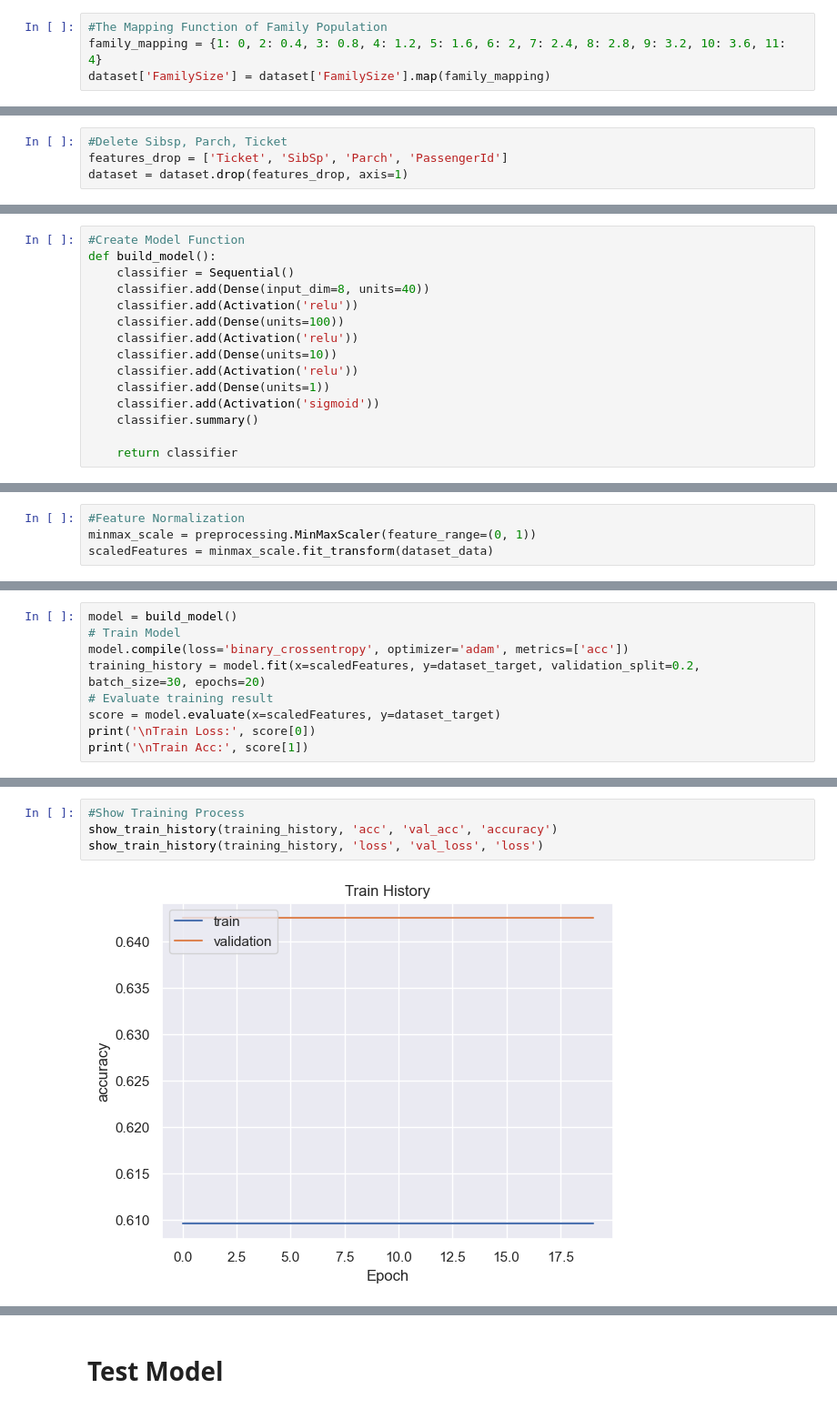
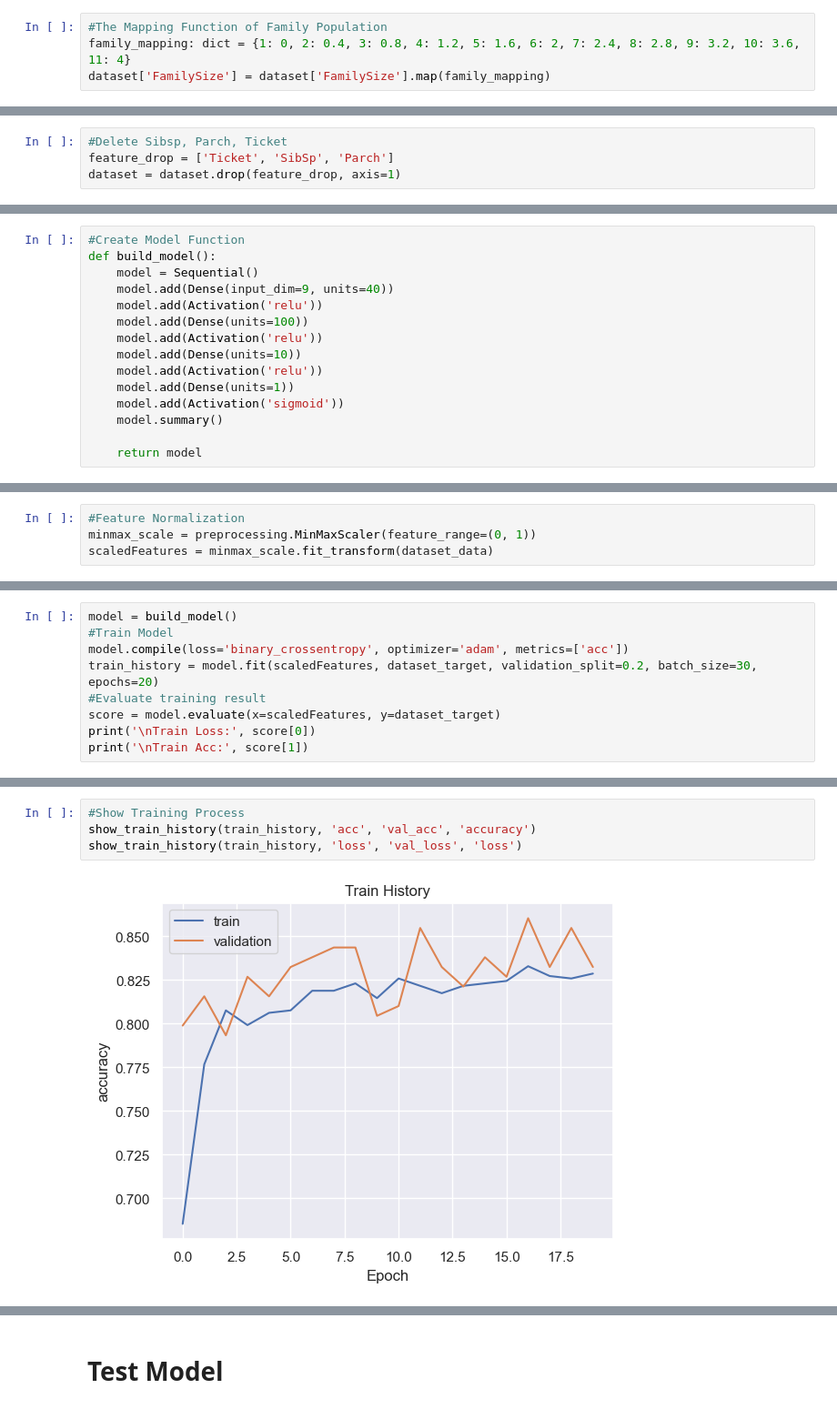
Before and after one commit to hermeschen1116/ncu-course, a Jupyter notebook: ML-Lab_DNN/main.ipynb, the cells around one changed output, grey strips where cells are left out. Shown: that part at 91% size. Drawn from its saved outputs; the diff is of its cells as text.

Commit message:
finish training

```diff
--- a/ML-Lab_DNN/main.ipynb
+++ b/ML-Lab_DNN/main.ipynb
@@ -478,7 +443,7 @@ plt.xlim(0)
 [figure]
 # %%
 #The Mapping Function of Family Population
-family_mapping = {1: 0, 2: 0.4, 3: 0.8, 4: 1.2, 5: 1.6, 6: 2, 7: 2.4, 8: 2.8, 9: 3.2, 10: 3.6, 11: 4}
+family_mapping: dict = {1: 0, 2: 0.4, 3: 0.8, 4: 1.2, 5: 1.6, 6: 2, 7: 2.4, 8: 2.8, 9: 3.2, 10: 3.6, 11: 4}
 dataset['FamilySize'] = dataset['FamilySize'].map(family_mapping)
 # %%
 #Current dataframe
@@ -494,8 +459,8 @@ dataset.head()
 # Data Cleaning (資料清洗)
 # %%
 #Delete Sibsp, Parch, Ticket
-features_drop = ['Ticket', 'SibSp', 'Parch', 'PassengerId']
-dataset = dataset.drop(features_drop, axis=1)
+feature_drop = ['Ticket', 'SibSp', 'Parch']
+dataset = dataset.drop(feature_drop, axis=1)
 # %%
 #Set Target Variables and Explanatory Variables
 dataset_data = dataset.drop('Survived', axis=1)
@@ -550,18 +512,18 @@ dtype: int64
 # %%
 #Create Model Function
 def build_model():
-    classifier = Sequential()
-    classifier.add(Dense(input_dim=8, units=40))
-    classifier.add(Activation('relu'))
-    classifier.add(Dense(units=100))
-    classifier.add(Activation('relu'))
-    classifier.add(Dense(units=10))
-    classifier.add(Activation('relu'))
-    classifier.add(Dense(units=1))
-    classifier.add(Activation('sigmoid'))
-    classifier.summary()
+	model = Sequential()
+	model.add(Dense(input_dim=9, units=40))
+	model.add(Activation('relu'))
+	model.add(Dense(units=100))
+	model.add(Activation('relu'))
+	model.add(Dense(units=10))
+	model.add(Activation('relu'))
+	model.add(Dense(units=1))
+	model.add(Activation('sigmoid'))
+	model.summary()
 
-    return classifier
+	return model
 # %%
 #Create a Drawing Function
 def show_train_history(train_history, train, validation, label):
@@ -583,9 +541,9 @@ scaledFeatures.shape
 # %%
 model = build_model()
-# Train Model
+#Train Model
 model.compile(loss='binary_crossentropy', optimizer='adam', metrics=['acc'])
-training_history = model.fit(x=scaledFeatures, y=dataset_target, validation_split=0.2, batch_size=30, epochs=20)
-# Evaluate training result
+train_history = model.fit(scaledFeatures, dataset_target, validation_split=0.2, batch_size=30, epochs=20)
+#Evaluate training result
 score = model.evaluate(x=scaledFeatures, y=dataset_target)
 print('\nTrain Loss:', score[0])
 print('\nTrain Acc:', score[1])
@@ -610,6 +568,6 @@ Train Acc: 0.6161616444587708
 # %%
 #Show Training Process
-show_train_history(training_history, 'acc', 'val_acc', 'accuracy')
-show_train_history(training_history, 'loss', 'val_loss', 'loss')
+show_train_history(train_history, 'acc', 'val_acc', 'accuracy')
+show_train_history(train_history, 'loss', 'val_loss', 'loss')
 # %% [output]
-[figure, old version]
+[figure, new version]
```
Also changed, not shown: parts of 31 cells of this notebook.
